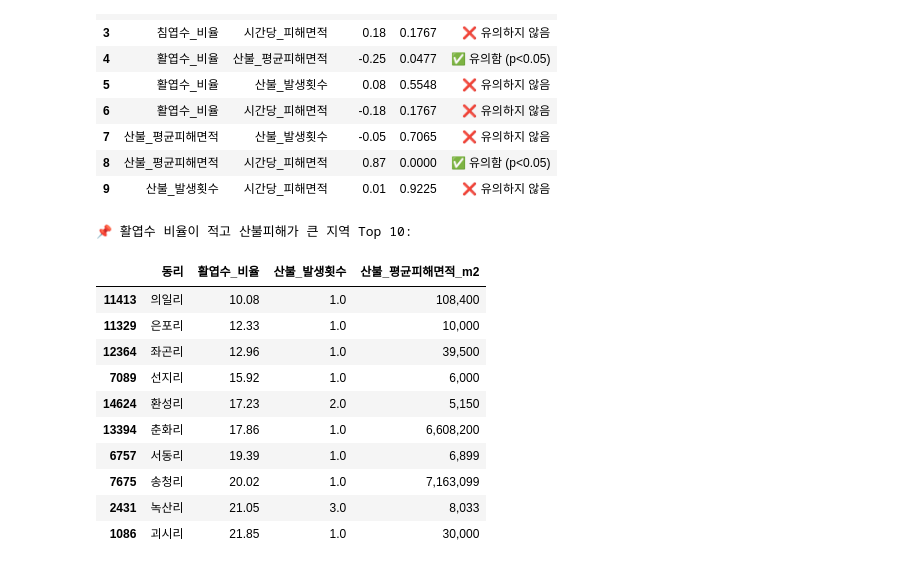
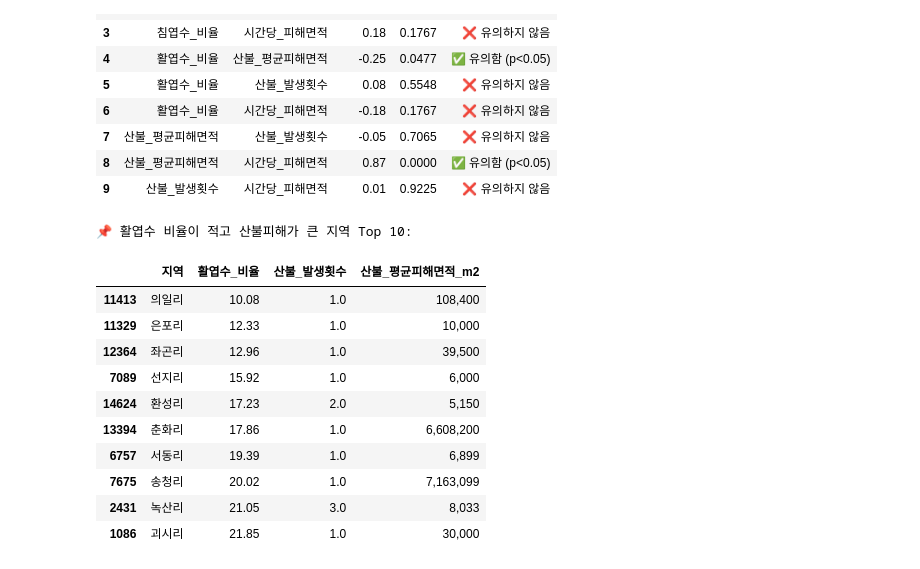
Before and after one commit to ta3wook/type2fire, a Jupyter notebook: notebooks/04_correlation_and_regression.ipynb, the cells around one changed output. Saved outputs shown, nothing was run; the diff lists cells and outputs as text; code cells hidden in the pictures.

```diff
--- a/notebooks/04_correlation_and_regression.ipynb
+++ b/notebooks/04_correlation_and_regression.ipynb
@@ -118,30 +118,31 @@ display(result_df)
 # %%
 import pandas as pd
 
 # 필요한 컬럼 존재 여부 확인
 required_cols = ["동리", "활엽수_비율", "산불_발생횟수", "산불_평균피해면적"]
 missing_cols = [col for col in required_cols if col not in merged.columns]
 if missing_cols:
     raise ValueError(f"누락된 컬럼: {missing_cols}")
 
 # 정렬: 활엽수 비율 낮은 순, 발생횟수 많은 순, 피해면적 큰 순
 df_sorted = merged.sort_values(
     by=["활엽수_비율", "산불_발생횟수", "산불_평균피해면적"],
     ascending=[True, False, False]
 )
 
 # 상위 10개 행 추출 후 복사
 top5 = df_sorted.head(10).copy()
 
 # 표시용 컬럼 추가 (쉼표 포함 포맷)
 top5["산불_평균피해면적_m2"] = top5["산불_평균피해면적"].apply(lambda x: f"{int(x):,}")
 
 # 결과 출력
 print("📌 활엽수 비율이 적고 산불피해가 큰 지역 Top 10:")
-display(top5[["동리", "활엽수_비율", "산불_발생횟수", "산불_평균피해면적_m2"]])
+# display(top5[["동리", "활엽수_비율", "산불_발생횟수", "산불_평균피해면적_m2"]])
+display(top5.rename(columns={"동리": "지역"})[["지역", "활엽수_비율", "산불_발생횟수", "산불_평균피해면적_m2"]])
 # %% [output]
 📌 활엽수 비율이 적고 산불피해가 큰 지역 Top 10:
-|  | 동리 | 활엽수_비율 | 산불_발생횟수 | 산불_평균피해면적_m2 |
+|  | 지역 | 활엽수_비율 | 산불_발생횟수 | 산불_평균피해면적_m2 |
 | 11413 | 의일리 | 10.08 | 1.0 | 108,400 |
 | 11329 | 은포리 | 12.33 | 1.0 | 10,000 |
 | 12364 | 좌곤리 | 12.96 | 1.0 | 39,500 |
```
